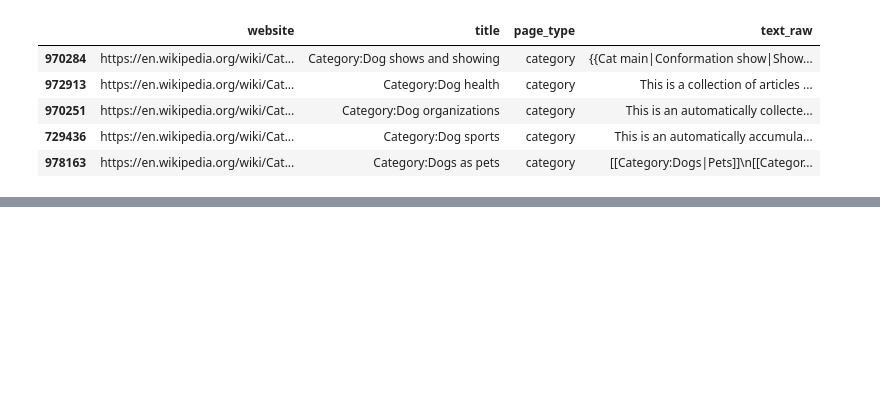
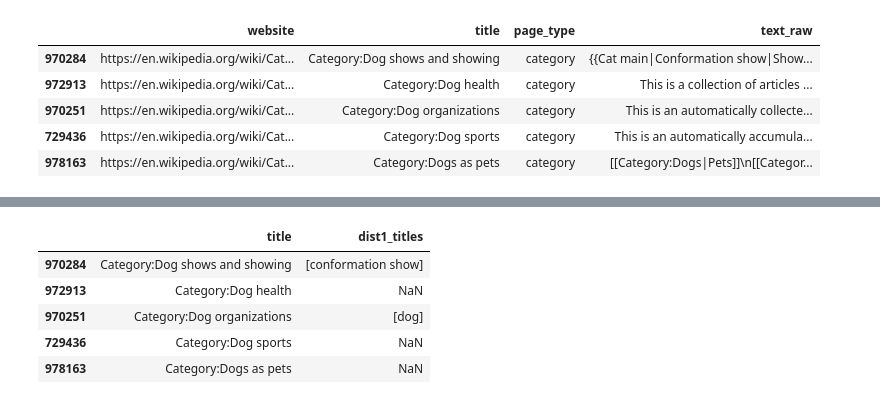
Before and after one commit to hannahlb/CDIPS_Content_Rec, a Jupyter notebook: katie/build_tree.ipynb, the cells around one changed output, grey strips where cells are left out. Saved outputs shown, nothing was run; the diff lists cells and outputs as text; code cells hidden in the pictures; blank space fills up the shorter version.

Commit message:
Add functions to find internally-linked articles, save results as df

```diff
--- a/katie/build_tree.ipynb
+++ b/katie/build_tree.ipynb
@@ -29,0 +92,23 @@ fish_root = fish_tree.getroot()
+# %%
+def generate_dist_1_links_from_df(df):
+    '''
+    For each article, get a list of the titles of all internally-linked Wiki articles
+    INPUT
+    df : pd.DataFrame
+      rows: wiki ids, columns: titles, text_raw
+
+    OUTPUT
+    pd.DataFrame
+      rows: wiki ids, columns: titles, dist1_titles (titles of 1-distance links)
+    '''
+    out_df = pd.DataFrame(columns = ['title', 'dist1_titles'])
+    for idx in df.index:
+        text = df.text_raw.loc[idx]
+        title = df.title.loc[idx]
+        dist1_links = np.array(find_wiki_links(text))
+        try:
+            dist1_titles = list(dist1_links[:,0])
+            out_df.loc[idx] = [title, dist1_titles]
+        except:
+            out_df.loc[idx] = [title, np.nan]
+    return out_df
@@ -165,0 +216,11 @@ find_wiki_links(test_text)
+# %%
+dog_link_df = generate_dist_1_links_from_df(dog_dat)
+#dog_link_df.to_csv('../data/Wikipedia-dog-links.csv')
+dog_link_df.head()
+# %% [output]
+|  | title | dist1_titles |
+| 970284 | Category:Dog shows and showing | [conformation show] |
+| 972913 | Category:Dog health | NaN |
+| 970251 | Category:Dog organizations | [dog] |
+| 729436 | Category:Dog sports | NaN |
+| 978163 | Category:Dogs as pets | NaN |
```
Also changed, not shown: parts of 25 cells of this notebook, 4 other files.
